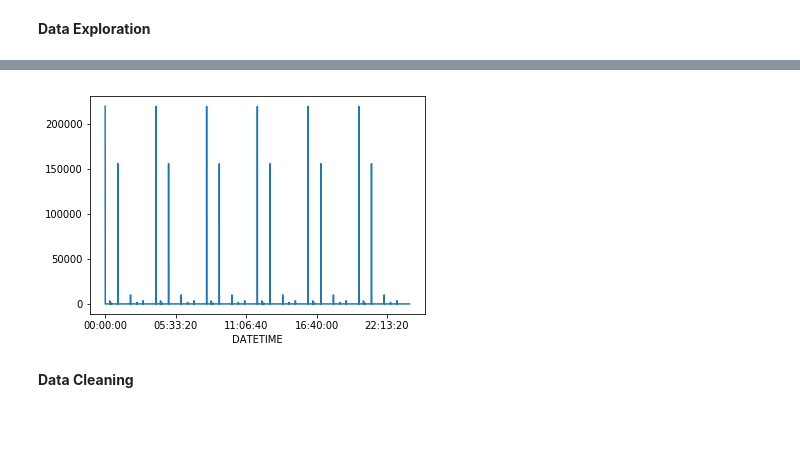
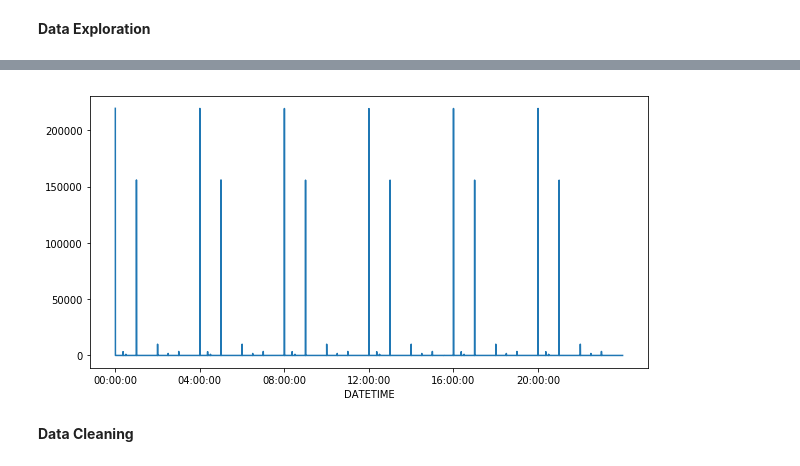
Before and after one commit to nalehc/gala_flyer_locations, a Jupyter notebook: project_benson_auste.ipynb, the cells around one changed output, grey strips where cells are left out. Saved outputs shown, nothing was run; the diff lists cells and outputs as text; code cells hidden in the pictures; blank space fills up the shorter version.

```diff
--- a/project_benson_auste.ipynb
+++ b/project_benson_auste.ipynb
@@ -107,11 +90,13 @@ turnstiles_df['TIME_DIFF'] = turnstiles_df['DATETIME'].sub(turnstiles_df['PREV_D
 **Data Exploration**
 # %%
 #Check for duplicates
-turnstiles_df.groupby(['C/A', 'UNIT', 'SCP', 'STATION', 'WEEKDAY','DATETIME']).count().sort_values(by='EXITS_DIFF', ascending = False)
-#Need to remove duplicates at the cleaning stage
+duplicate_check = turnstiles_df.groupby(['C/A', 'UNIT', 'SCP', 'STATION', 'WEEKDAY','DATETIME']).EXITS.count().reset_index().sort_values(by='EXITS', ascending = False)
+print(duplicate_check.head(15),'\n')
+print('Need to remove duplicates at the cleaning stage')
+
 
 #Understand the distribution among different times
-time_dist = turnstiles_df.groupby([turnstiles_df['DATETIME'].dt.time])['EXITS_DIFF'].count().sort_values(ascending=False)
-
-time_dist.plot()
+time_dist = turnstiles_df.groupby([turnstiles_df['DATETIME'].dt.time])['EXITS'].count().sort_values(ascending=False)
+time_dist.plot(figsize = (10, 5), xticks = ['00:00:00', '04:00:00', '08:00:00', '12:00:00', '16:00:00', '20:00:00'])
+print('Preferably, should remove the values with non-exact hour times (where min:sec is not 00:00)')
 # %% [output]
@@ -119,3 +120,3 @@ time_dist.plot()
-[figure, old version]
+[figure, new version]
 # %% [markdown]
 **Data Cleaning**
```
Also changed, not shown: parts of 9 cells of this notebook.
